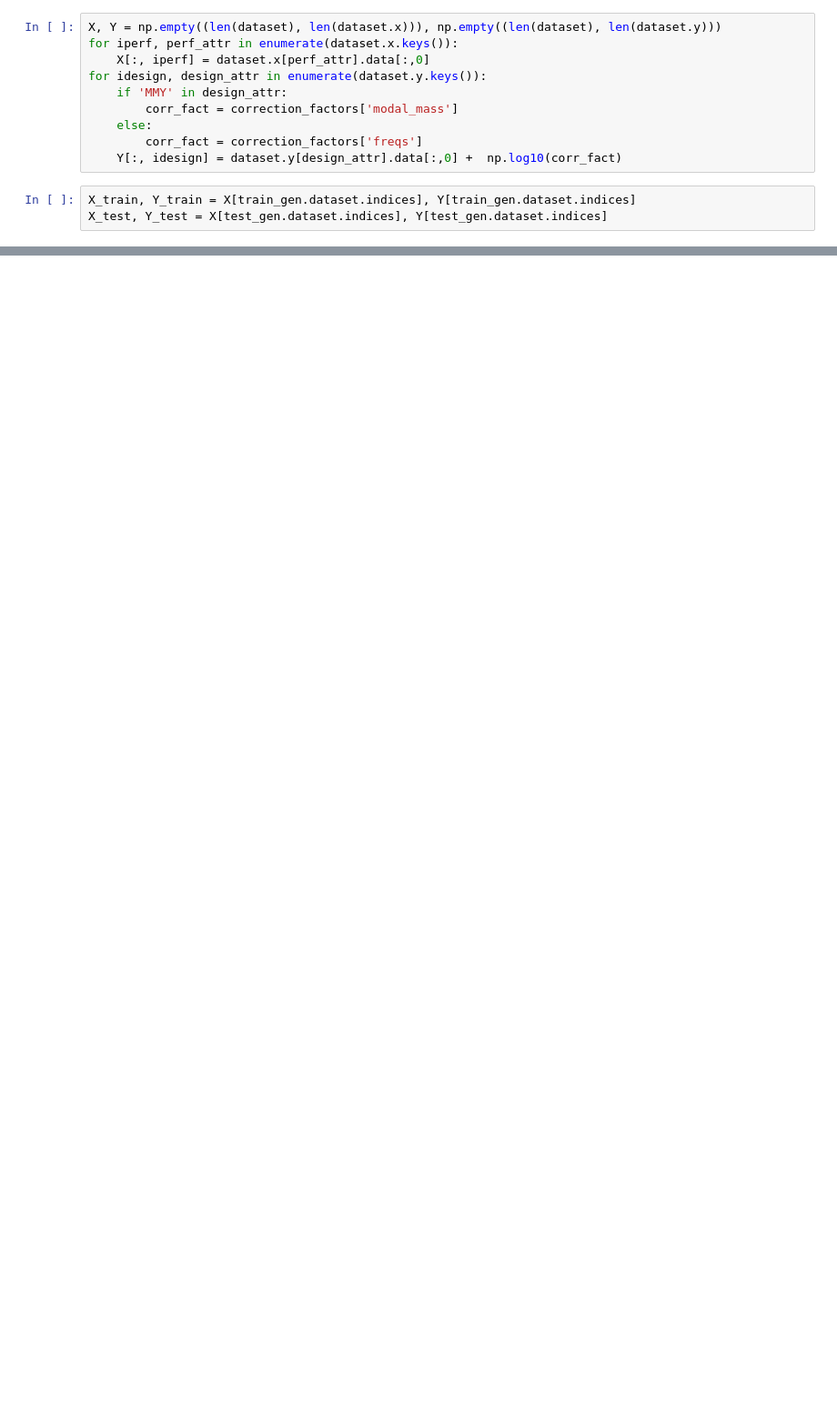
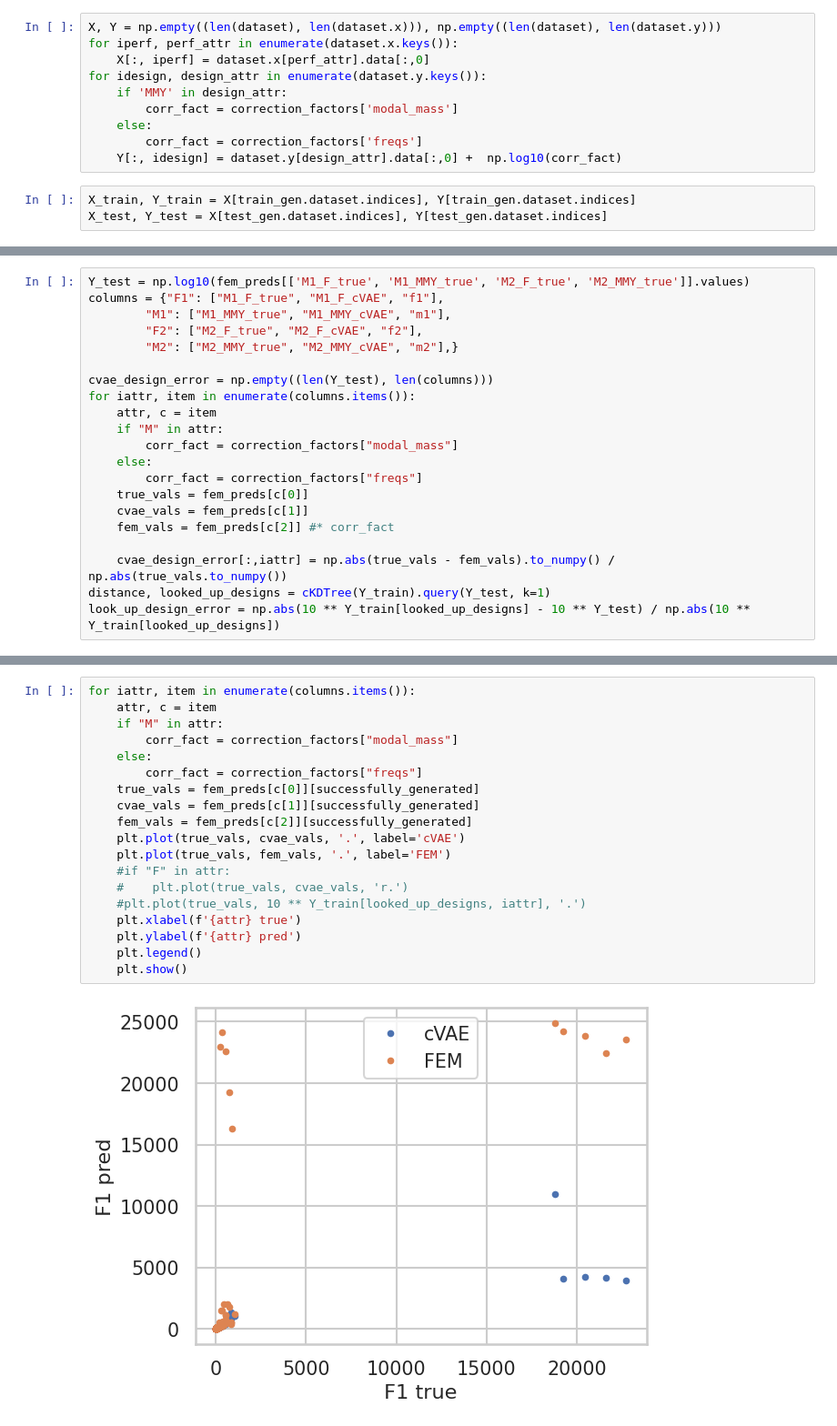
Before and after one commit to leafty/resonator-design, a Jupyter notebook: analysis/nearest_neighbor_analysis.ipynb, the cells around one changed output, grey strips where cells are left out. Shown: that part at 91% size. Drawn from its saved outputs; the diff is of its cells as text; blank space fills up the shorter version.

```diff
--- a/analysis/nearest_neighbor_analysis.ipynb
+++ b/analysis/nearest_neighbor_analysis.ipynb
@@ -99,0 +79,21 @@ for idesign, design_attr in enumerate(dataset.y.keys()):
+# %%
+Y_test = np.log10(fem_preds[['M1_F_true', 'M1_MMY_true', 'M2_F_true', 'M2_MMY_true']].values)
+columns = {"F1": ["M1_F_true", "M1_F_cVAE", "f1"],
+        "M1": ["M1_MMY_true", "M1_MMY_cVAE", "m1"],
+        "F2": ["M2_F_true", "M2_F_cVAE", "f2"],
+        "M2": ["M2_MMY_true", "M2_MMY_cVAE", "m2"],}
+
+cvae_design_error = np.empty((len(Y_test), len(columns)))
+for iattr, item in enumerate(columns.items()):
+    attr, c = item
+    if "M" in attr:
+        corr_fact = correction_factors["modal_mass"]
+    else:
+        corr_fact = correction_factors["freqs"]
+    true_vals = fem_preds[c[0]]
+    cvae_vals = fem_preds[c[1]]
+    fem_vals = fem_preds[c[2]] #* corr_fact
+
+    cvae_design_error[:,iattr] = np.abs(true_vals - fem_vals).to_numpy() / np.abs(true_vals.to_numpy())
+distance, looked_up_designs = cKDTree(Y_train).query(Y_test, k=1)
+look_up_design_error = np.abs(10 ** Y_train[looked_up_designs] - 10 ** Y_test) / np.abs(10 ** Y_train[looked_up_designs])
@@ -99,0 +103,21 @@ for idesign, design_attr in enumerate(dataset.y.keys()):
+# %%
+for iattr, item in enumerate(columns.items()):
+    attr, c = item
+    if "M" in attr:
+        corr_fact = correction_factors["modal_mass"]
+    else:
+        corr_fact = correction_factors["freqs"]
+    true_vals = fem_preds[c[0]][successfully_generated]
+    cvae_vals = fem_preds[c[1]][successfully_generated]
+    fem_vals = fem_preds[c[2]][successfully_generated]
+    plt.plot(true_vals, cvae_vals, '.', label='cVAE')
+    plt.plot(true_vals, fem_vals, '.', label='FEM')
+    #if "F" in attr:
+    #    plt.plot(true_vals, cvae_vals, 'r.')
+    #plt.plot(true_vals, 10 ** Y_train[looked_up_designs, iattr], '.')
+    plt.xlabel(f'{attr} true')
+    plt.ylabel(f'{attr} pred')
+    plt.legend()
+    plt.show()
+# %% [output]
+[figure, added]
```
Also changed, not shown: parts of 24 cells of this notebook.
